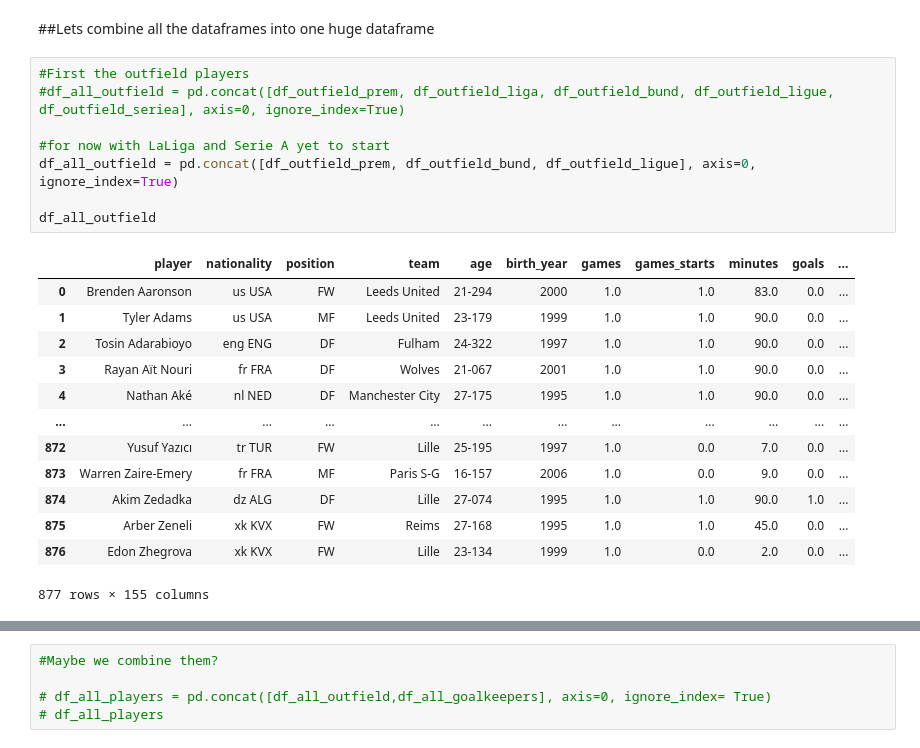
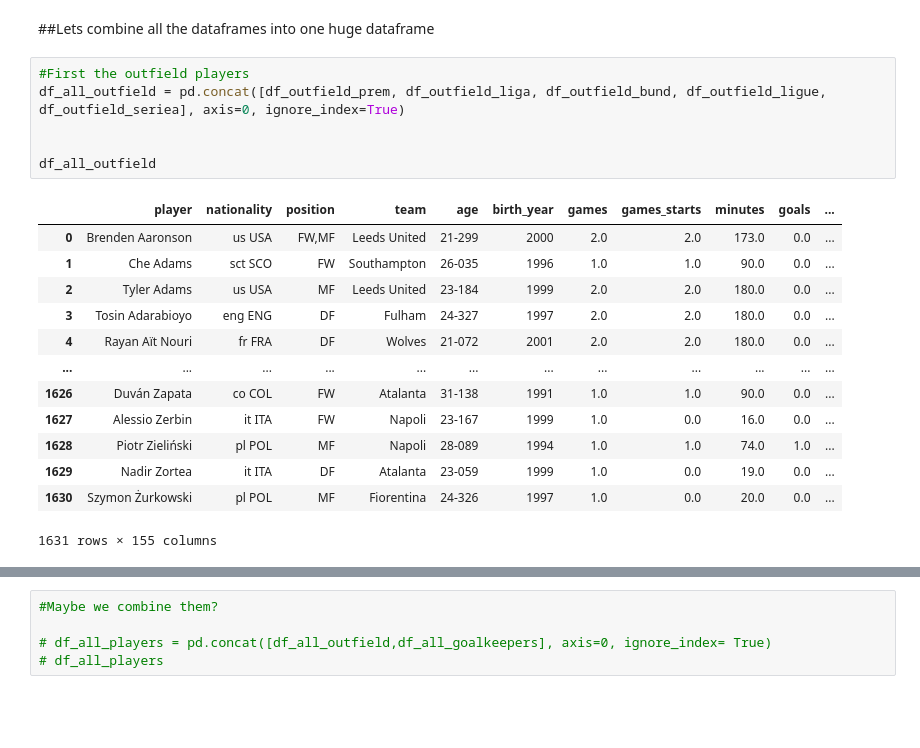
Before and after one commit to Bryanwaterhouse19/SoccerStats, a Jupyter notebook: Max_Bryan_Scrape_of_FBref.ipynb, the cells around one changed output, grey strips where cells are left out. Saved outputs shown, nothing was run; the diff lists cells and outputs as text; blank space fills up the shorter version.

```diff
--- a/Max_Bryan_Scrape_of_FBref.ipynb
+++ b/Max_Bryan_Scrape_of_FBref.ipynb
@@ -464,26 +524,24 @@ df_outfield_ligue['League']='Ligue 1'
 ##Lets combine all the dataframes into one huge dataframe
 # %%
 #First the outfield players
-#df_all_outfield = pd.concat([df_outfield_prem, df_outfield_liga, df_outfield_bund, df_outfield_ligue, df_outfield_seriea], axis=0, ignore_index=True)
+df_all_outfield = pd.concat([df_outfield_prem, df_outfield_liga, df_outfield_bund, df_outfield_ligue, df_outfield_seriea], axis=0, ignore_index=True)
 
-#for now with LaLiga and Serie A yet to start
-df_all_outfield = pd.concat([df_outfield_prem, df_outfield_bund, df_outfield_ligue], axis=0, ignore_index=True)
 
 df_all_outfield
 # %% [output]
 |  | player | nationality | position | team | age | birth_year | games | games_starts | minutes | goals | ... |
-| 0 | Brenden Aaronson | us USA | FW | Leeds United | 21-294 | 2000 | 1.0 | 1.0 | 83.0 | 0.0 | ... |
-| 1 | Tyler Adams | us USA | MF | Leeds United | 23-179 | 1999 | 1.0 | 1.0 | 90.0 | 0.0 | ... |
-| 2 | Tosin Adarabioyo | eng ENG | DF | Fulham | 24-322 | 1997 | 1.0 | 1.0 | 90.0 | 0.0 | ... |
-| 3 | Rayan Aït Nouri | fr FRA | DF | Wolves | 21-067 | 2001 | 1.0 | 1.0 | 90.0 | 0.0 | ... |
-| 4 | Nathan Aké | nl NED | DF | Manchester City | 27-175 | 1995 | 1.0 | 1.0 | 90.0 | 0.0 | ... |
+| 0 | Brenden Aaronson | us USA | FW,MF | Leeds United | 21-299 | 2000 | 2.0 | 2.0 | 173.0 | 0.0 | ... |
+| 1 | Che Adams | sct SCO | FW | Southampton | 26-035 | 1996 | 1.0 | 1.0 | 90.0 | 0.0 | ... |
+| 2 | Tyler Adams | us USA | MF | Leeds United | 23-184 | 1999 | 2.0 | 2.0 | 180.0 | 0.0 | ... |
+| 3 | Tosin Adarabioyo | eng ENG | DF | Fulham | 24-327 | 1997 | 2.0 | 2.0 | 180.0 | 0.0 | ... |
+| 4 | Rayan Aït Nouri | fr FRA | DF | Wolves | 21-072 | 2001 | 2.0 | 2.0 | 180.0 | 0.0 | ... |
 | ... | ... | ... | ... | ... | ... | ... | ... | ... | ... | ... | ... |
-| 872 | Yusuf Yazıcı | tr TUR | FW | Lille | 25-195 | 1997 | 1.0 | 0.0 | 7.0 | 0.0 | ... |
-| 873 | Warren Zaire-Emery | fr FRA | MF | Paris S-G | 16-157 | 2006 | 1.0 | 0.0 | 9.0 | 0.0 | ... |
-| 874 | Akim Zedadka | dz ALG | DF | Lille | 27-074 | 1995 | 1.0 | 1.0 | 90.0 | 1.0 | ... |
-| 875 | Arber Zeneli | xk KVX | FW | Reims | 27-168 | 1995 | 1.0 | 1.0 | 45.0 | 0.0 | ... |
-| 876 | Edon Zhegrova | xk KVX | FW | Lille | 23-134 | 1999 | 1.0 | 0.0 | 2.0 | 0.0 | ... |
+| 1626 | Duván Zapata | co COL | FW | Atalanta | 31-138 | 1991 | 1.0 | 1.0 | 90.0 | 0.0 | ... |
+| 1627 | Alessio Zerbin | it ITA | FW | Napoli | 23-167 | 1999 | 1.0 | 0.0 | 16.0 | 0.0 | ... |
+| 1628 | Piotr Zieliński | pl POL | MF | Napoli | 28-089 | 1994 | 1.0 | 1.0 | 74.0 | 1.0 | ... |
+| 1629 | Nadir Zortea | it ITA | DF | Atalanta | 23-059 | 1999 | 1.0 | 0.0 | 19.0 | 0.0 | ... |
+| 1630 | Szymon Żurkowski | pl POL | MF | Fiorentina | 24-326 | 1997 | 1.0 | 0.0 | 20.0 | 0.0 | ... |
-877 rows × 155 columns
+1631 rows × 155 columns
 # %%
 #Then the goalkeepers
 
```
Also changed, not shown: parts of 14 cells of this notebook.
